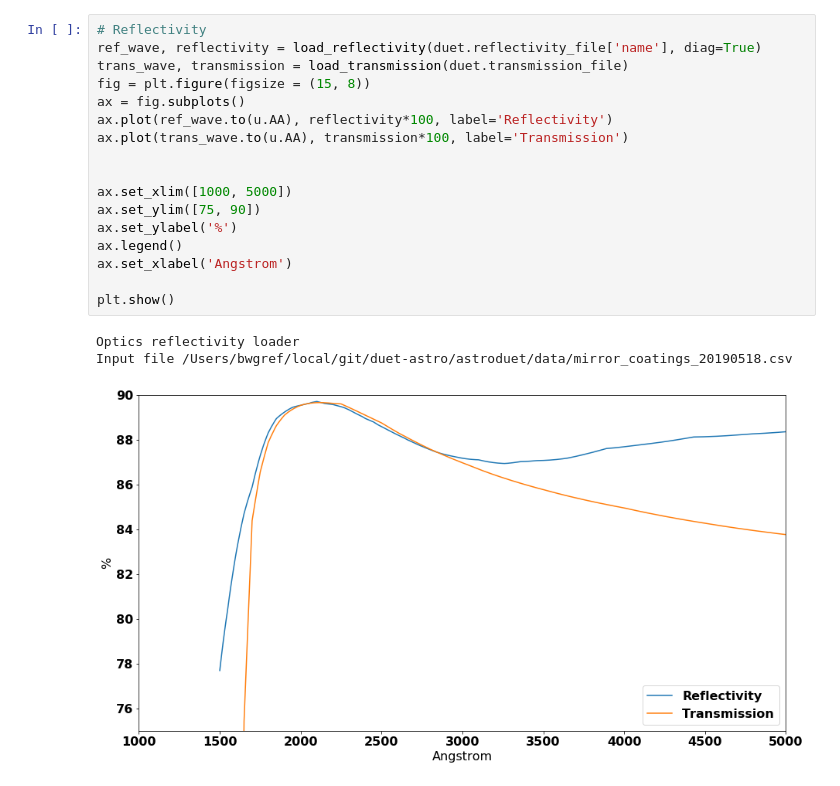
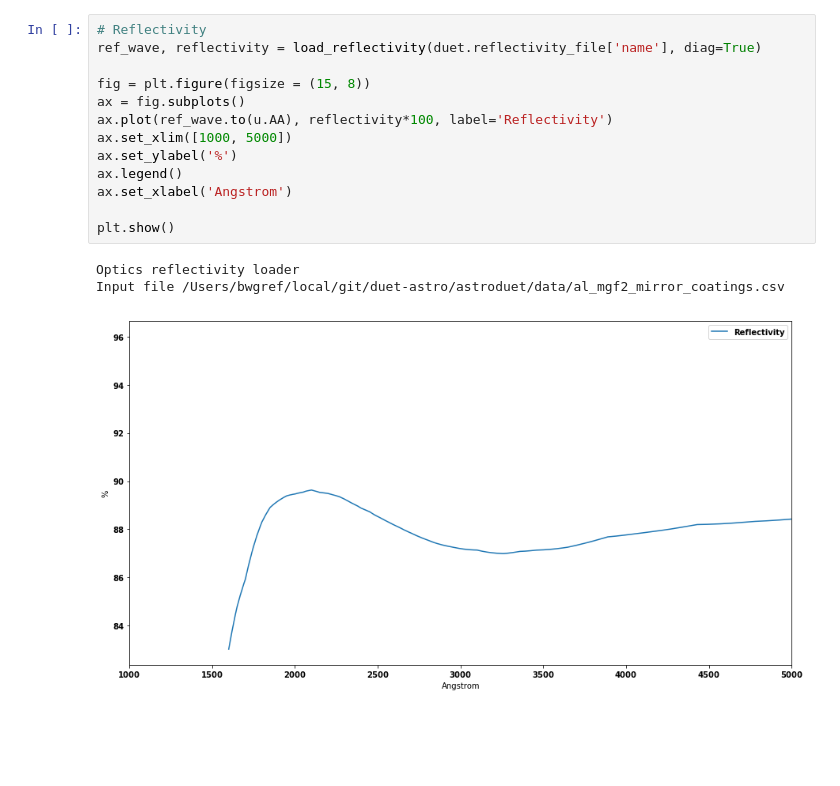
Before and after one commit to bwgref/duet-astro, a Jupyter notebook: notebooks/Filter Description.ipynb, the cells around one changed output. Drawn from its saved outputs; the diff is of its cells as text; blank space fills up the shorter version.

```diff
--- a/notebooks/Filter Description.ipynb
+++ b/notebooks/Filter Description.ipynb
@@ -36,24 +30,20 @@ filter_parameters()
 # %%
 # Reflectivity
 ref_wave, reflectivity = load_reflectivity(duet.reflectivity_file['name'], diag=True)
-trans_wave, transmission = load_transmission(duet.transmission_file)
+
 fig = plt.figure(figsize = (15, 8))
 ax = fig.subplots()
 ax.plot(ref_wave.to(u.AA), reflectivity*100, label='Reflectivity')
-ax.plot(trans_wave.to(u.AA), transmission*100, label='Transmission')
-
-
 ax.set_xlim([1000, 5000])
-ax.set_ylim([75, 90])
 ax.set_ylabel('%')
 ax.legend()
 ax.set_xlabel('Angstrom')
 
 plt.show()
 # %% [output]
 Optics reflectivity loader
-Input file /Users/bwgref/local/git/duet-astro/astroduet/data/mirror_coatings_20190518.csv
+Input file /Users/bwgref/local/git/duet-astro/astroduet/data/al_mgf2_mirror_coatings.csv
-[figure, old version]
+[figure, new version]
 # %%
 # Band 1
 
```
Also changed, not shown: parts of 7 cells of this notebook.
